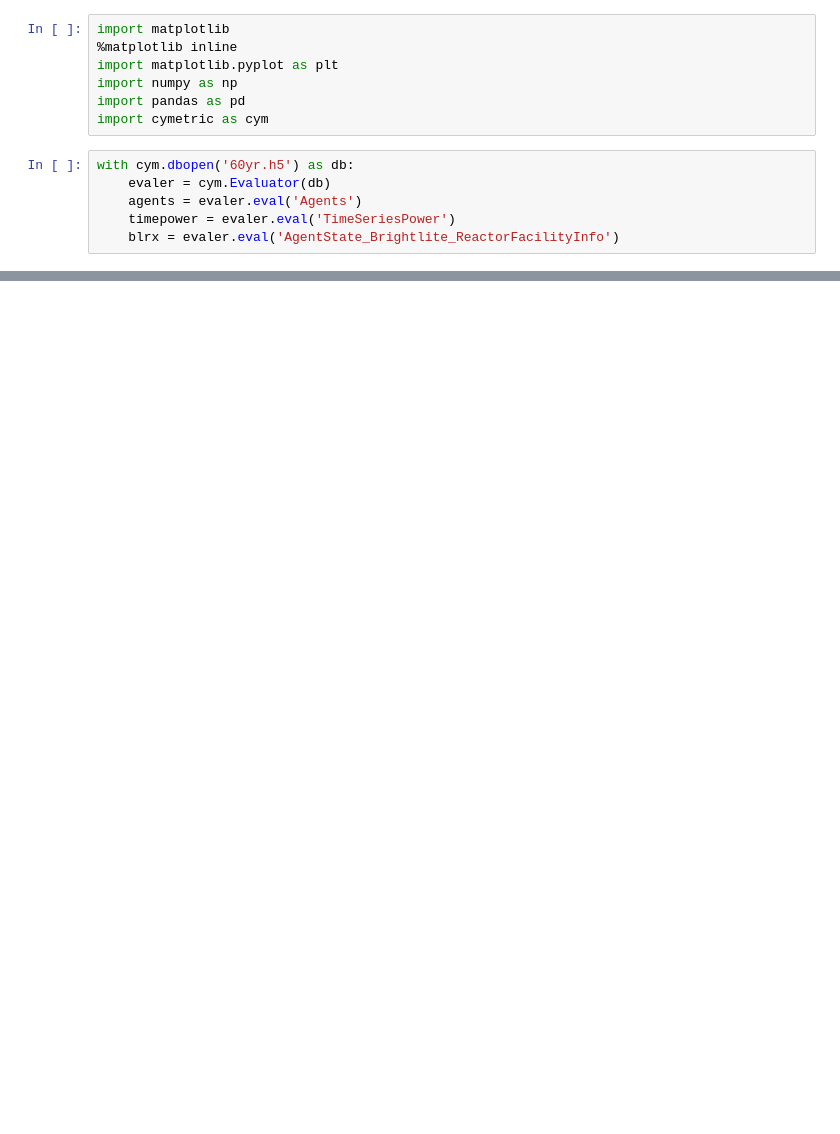
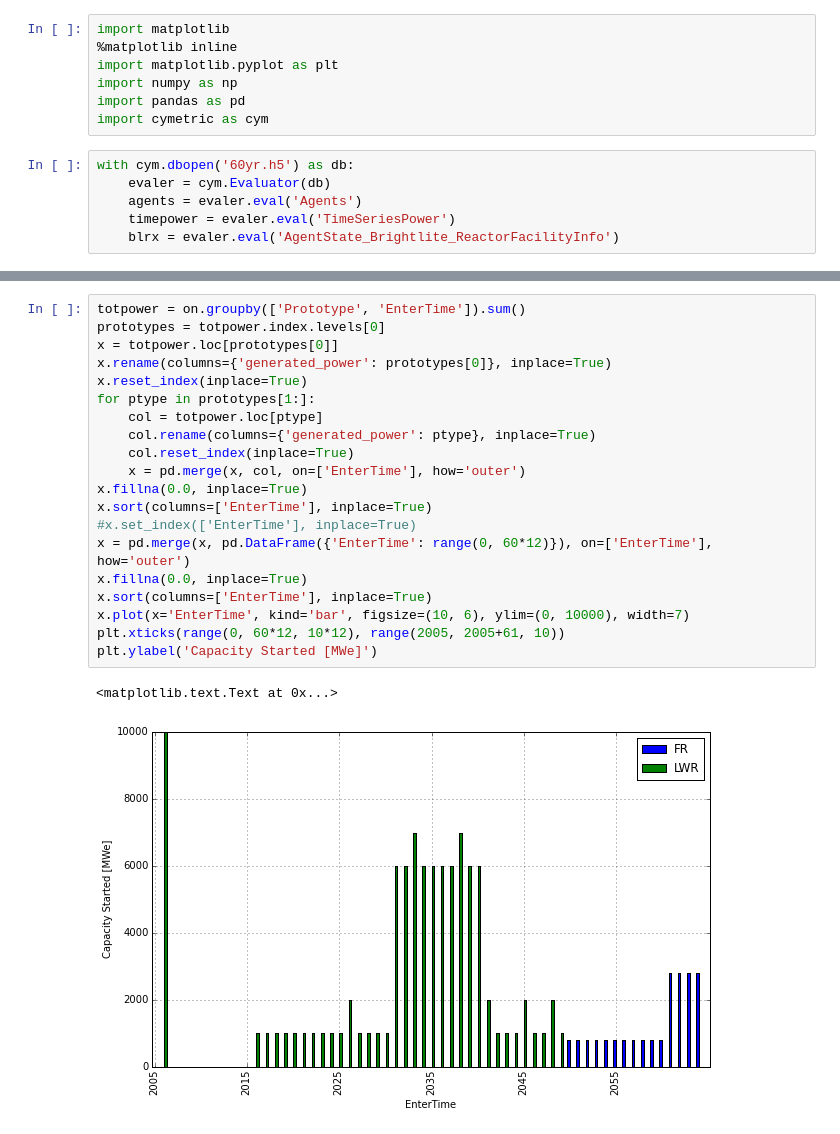
Before and after one commit to scopatz/fco-ta, a Jupyter notebook: genpower.ipynb, the cells around one changed output, grey strips where cells are left out. Drawn from its saved outputs; the diff is of its cells as text; blank space fills up the shorter version.

```diff
--- a/genpower.ipynb
+++ b/genpower.ipynb
@@ -75,3 +119,26 @@ plt.ylabel('Generated Power [MWe]')
+# %%
+totpower = on.groupby(['Prototype', 'EnterTime']).sum()
+prototypes = totpower.index.levels[0]
+x = totpower.loc[prototypes[0]]
+x.rename(columns={'generated_power': prototypes[0]}, inplace=True)
+x.reset_index(inplace=True)
+for ptype in prototypes[1:]:
+    col = totpower.loc[ptype]
+    col.rename(columns={'generated_power': ptype}, inplace=True)
+    col.reset_index(inplace=True)
+    x = pd.merge(x, col, on=['EnterTime'], how='outer')
+x.fillna(0.0, inplace=True)
+x.sort(columns=['EnterTime'], inplace=True)
+#x.set_index(['EnterTime'], inplace=True)
+x = pd.merge(x, pd.DataFrame({'EnterTime': range(0, 60*12)}), on=['EnterTime'], how='outer')
+x.fillna(0.0, inplace=True)
+x.sort(columns=['EnterTime'], inplace=True)
+x.plot(x='EnterTime', kind='bar', figsize=(10, 6), ylim=(0, 10000), width=7)
+plt.xticks(range(0, 60*12, 10*12), range(2005, 2005+61, 10))
+plt.ylabel('Capacity Started [MWe]')
+# %% [output]
+<matplotlib.text.Text at 0x...>
+[figure, added]
 # %%
 x
 # %% [output]
```
Also changed, not shown: parts of 7 cells of this notebook, 1 other file.
